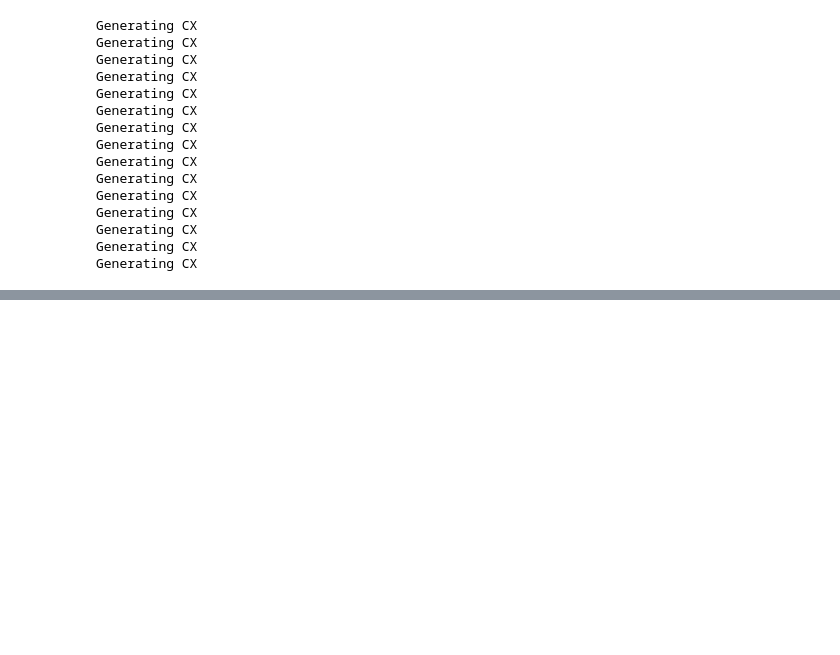
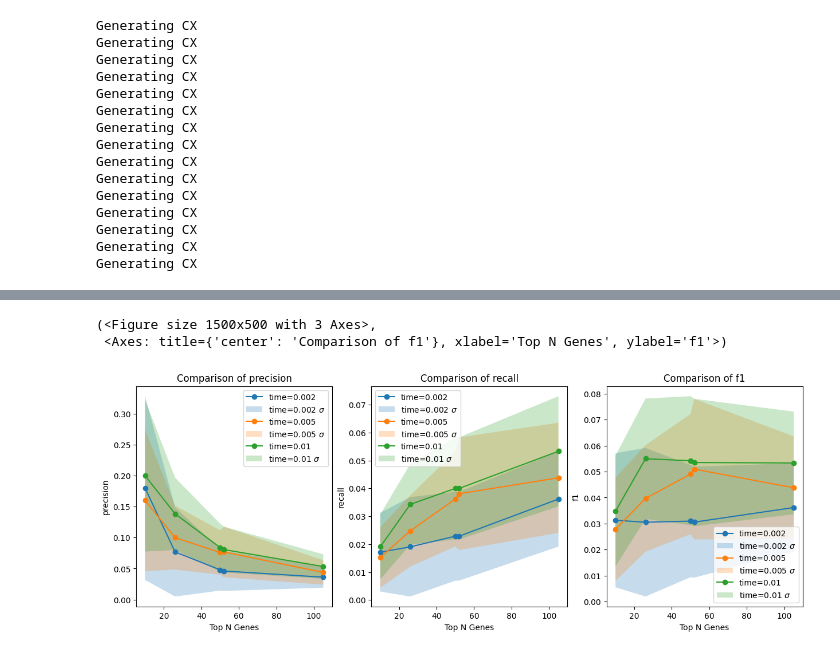
Before and after one commit to jonasbarth/bi-nm-final-project, a Jupyter notebook: cross_validation.ipynb, the cells around one changed output, grey strips where cells are left out. Drawn from its saved outputs; the diff is of its cells as text; code cells hidden in the pictures; blank space fills up the shorter version.

```diff
--- a/cross_validation.ipynb
+++ b/cross_validation.ipynb
@@ -85,0 +154,13 @@ diffusion_result.to_csv("metrics/cv_diffusion.csv", index=None)
+# %%
+diffusion_result = pd.read_csv("metrics/cv_diffusion.csv", index_col=None)
+diffusion_means = diffusion_result.groupby(["num_genes", "time"]).mean().reset_index()
+diffusion_means["algorithm"] = list(map(lambda time: f"time={time}", diffusion_means.time))
+
+diffusion_stds = diffusion_result.groupby(["num_genes", "time"]).std().reset_index()
+diffusion_stds["algorithm"] = list(map(lambda time: f"time={time}", diffusion_means.time))
+# %%
+plot_diamond_diable(diffusion_means, diffusion_stds, ["precision", "recall", "f1"])
+# %% [output]
+(<Figure size 1500x500 with 3 Axes>,
+ <Axes: title={'center': 'Comparison of f1'}, xlabel='Top N Genes', ylabel='f1'>)
+[figure, added]
```
Also changed, not shown: parts of 5 cells of this notebook.
